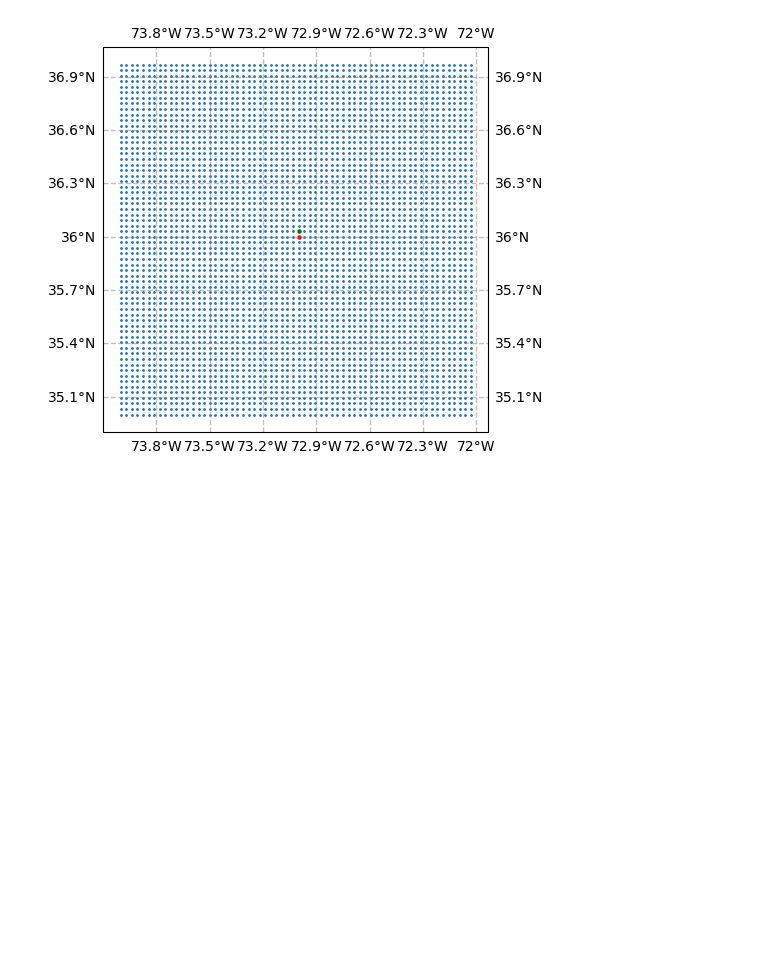
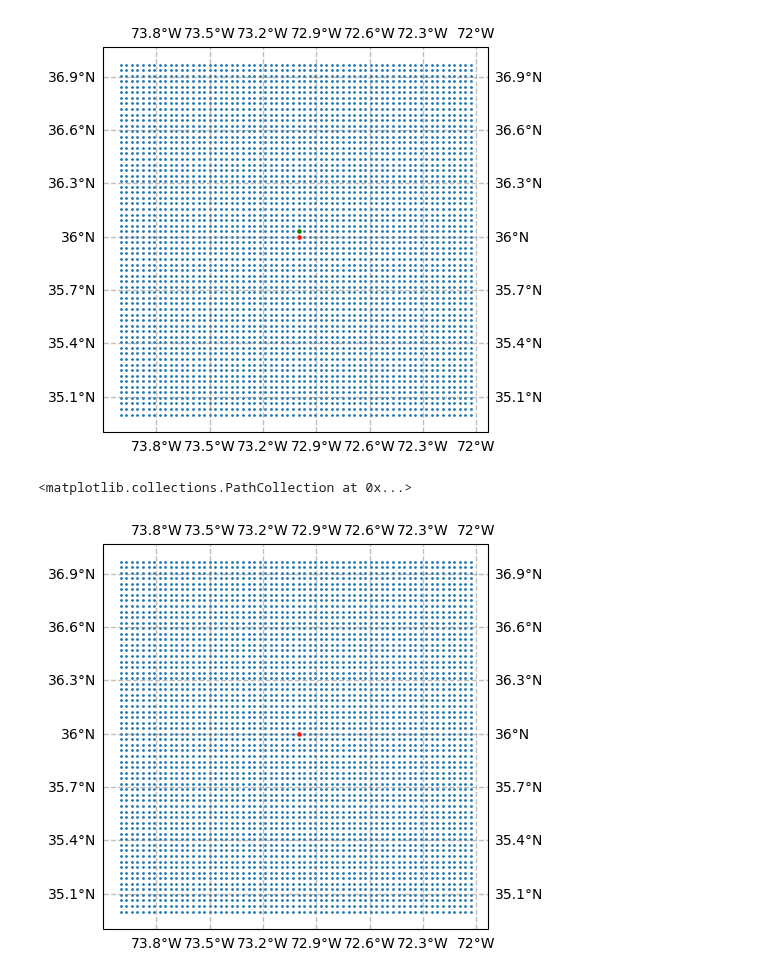
Before and after one commit to OceanParcels/NEMO_Ensemble_Lagrangian_Analysis, a Jupyter notebook: notebooks/04.PDFs_constructor.ipynb, the cells around one changed output. Saved outputs shown, nothing was run; the diff lists cells and outputs as text; code cells hidden in the pictures; blank space fills up the shorter version.

```diff
--- a/notebooks/04.PDFs_constructor.ipynb
+++ b/notebooks/04.PDFs_constructor.ipynb
@@ -124,3 +122,21 @@ plt.scatter(p1.lon[pp,0], p1.lat[pp,0], s=5, c='g')
 # %% [output]
 <matplotlib.collections.PathCollection at 0x...>
 [figure]
+# %%
+fig = plt.figure(figsize=(6, 5))
+ax = plt.axes(projection=cartopy.crs.PlateCarree())
+ax.coastlines()
+# ax.set_extent([-90, -60, 25, 50])
+# add gridlines
+gl = ax.gridlines(crs=cartopy.crs.PlateCarree(), draw_labels=True, linewidth=1, color='gray', alpha=0.5, linestyle='--')
+
+plt.scatter(p1.lon[:,0], p1.lat[:,0], s=1)
+pp = 2**5 + 2**11
+
+plt.scatter(p1.lon[pp,0], p1.lat[pp,0], s=5, c='r')
+
+# pp = 2**11 + 2**5 + 2**6
+# plt.scatter(p1.lon[pp,0], p1.lat[pp,0], s=5, c='g')
+# %% [output]
+<matplotlib.collections.PathCollection at 0x...>
+[figure, added]
```
Also changed, not shown: parts of 12 cells of this notebook.
